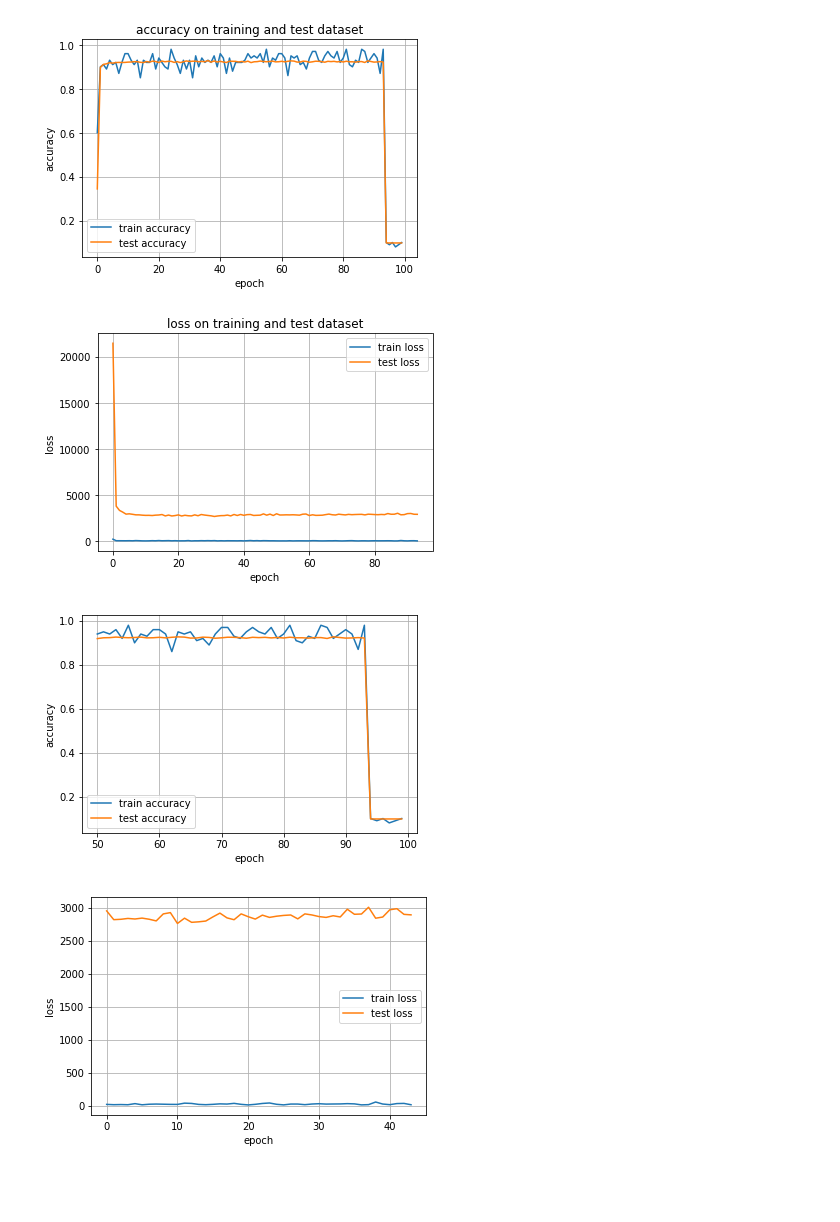
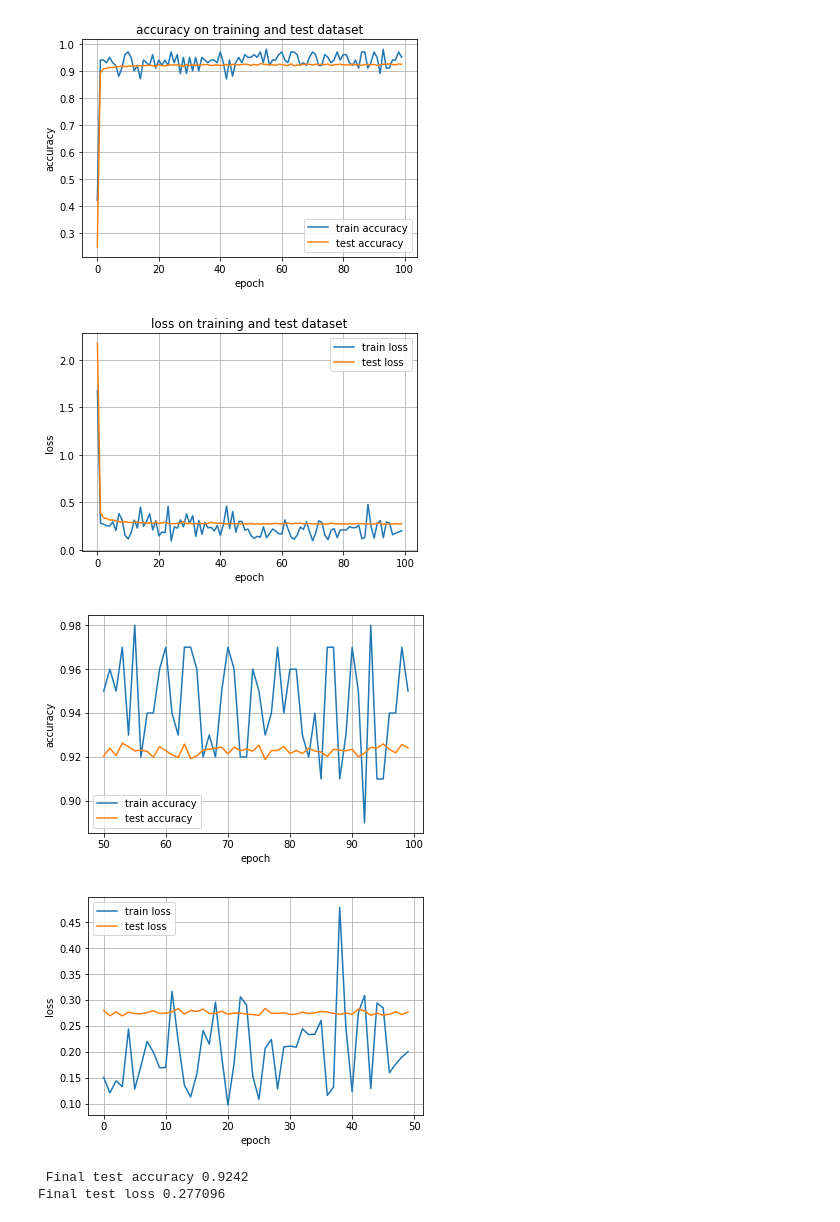
Before and after one commit to mrow4a/machine-learning, a Jupyter notebook: neur-net-tensorflow/notebooks/task1.ipynb, the cells around one changed output. Drawn from its saved outputs; the diff is of its cells as text; code cells hidden in the pictures; blank space fills up the shorter version.

```diff
--- a/neur-net-tensorflow/notebooks/task1.ipynb
+++ b/neur-net-tensorflow/notebooks/task1.ipynb
@@ -13,7 +13,8 @@ NUM_CHANNELS = 1
 tf.set_random_seed(0)
 
 # load data
-mnist = input_data.read_data_sets('input/data', one_hot=True)
+mnist = input_data.read_data_sets('input/fashion', one_hot=True)
+#mnist = input_data.read_data_sets('data/fashion', source_url='http://fashion-mnist.s3-website.eu-central-1.amazonaws.com/', one_hot=True)
 
 # 1. Define Variables and Placeholders
 X = tf.placeholder(tf.float32, [None, IMAGE_SIZE, IMAGE_SIZE, NUM_CHANNELS])
@@ -26,15 +27,15 @@ XX = tf.reshape(X, [-1, 784])
 Y = tf.nn.softmax(tf.matmul(XX, W) + b)
 
 # 3. Define the loss function
-cross_entropy = - tf.reduce_sum(Y_ * tf.log(Y))
+cross_entropy = tf.reduce_mean(-tf.reduce_sum(Y_ * tf.log(Y), reduction_indices = [1]))
 
 # 4. Define the accuracy
 is_correct = tf.equal(tf.argmax(Y, 1), tf.argmax(Y_, 1))
 accuracy = tf.reduce_mean(tf.cast(is_correct, tf.float32))
 
 # 5. Define an optimizer
-#optimizer = tf.train.GradientDescentOptimizer(0.5)
-optimizer = tf.train.AdamOptimizer(0.005)
+optimizer = tf.train.GradientDescentOptimizer(0.5)
+#optimizer = tf.train.AdamOptimizer(0.005)
 train_step = optimizer.minimize(cross_entropy)
 
 
@@ -132,4 +133,7 @@ plt.ylabel("loss")
 plt.legend(loc="best")
 plt.grid(True)
 plt.show()
+
+print('Final test accuracy ' + str(test_a[-1]))
+print('Final test loss ' + str(test_c[-1]))
 # %% [output]
@@ -140,5 +144,7 @@ Extracting input/data/t10k-labels-idx1-ubyte.gz
 9999
-[figure, old version]
+[figure, new version]
-[figure, old version]
+[figure, new version]
-[figure, old version]
+[figure, new version]
-[figure, old version]
+[figure, new version]
+ Final test accuracy 0.9242
+Final test loss 0.277096
```
Also changed, not shown: parts of 3 cells of this notebook, 3 other files.
